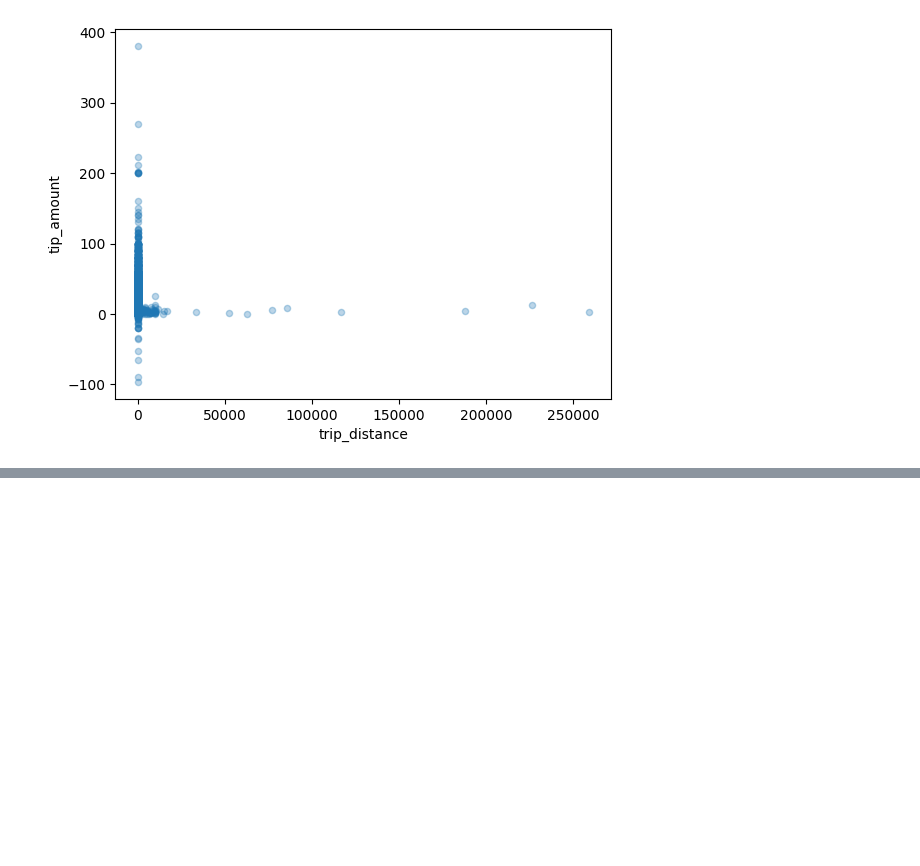
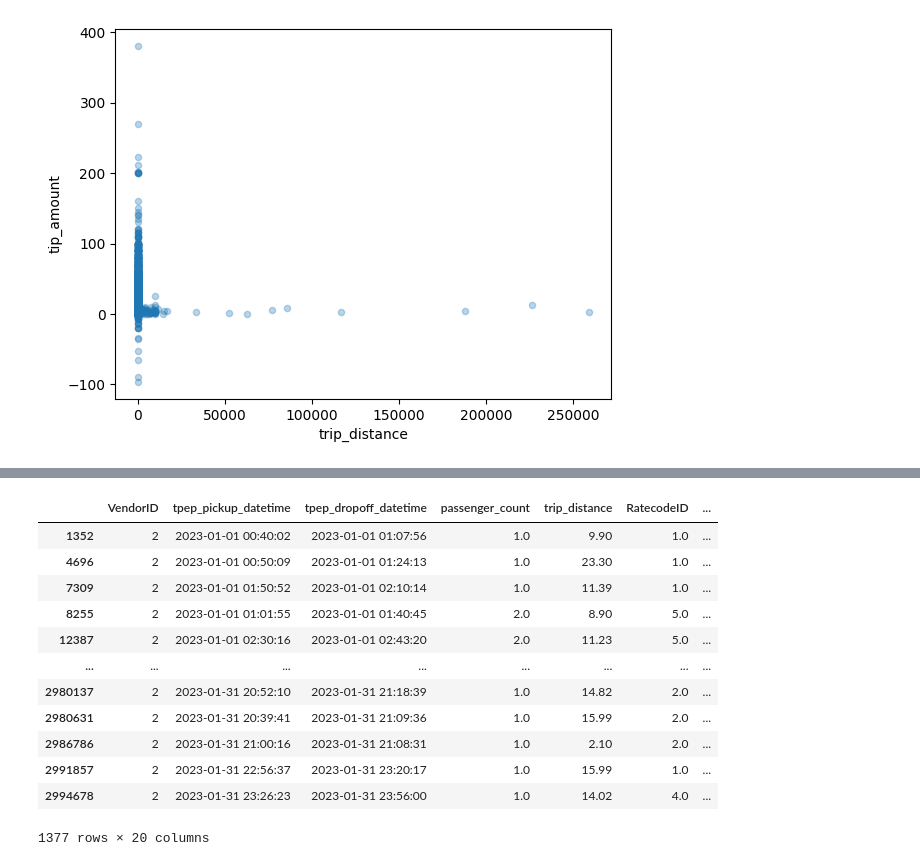
Before and after one commit to daminabence/time-series-forecasting-platform, a Jupyter notebook: notebooks/01_initial_exploration.ipynb, the cells around one changed output, grey strips where cells are left out. Cells and saved outputs as stored; diff of their text form; code cells hidden in the pictures; blank space fills up the shorter version.

```diff
--- a/notebooks/01_initial_exploration.ipynb
+++ b/notebooks/01_initial_exploration.ipynb
@@ -101,0 +329,16 @@ Timedelta('0 days 00:15:40.139710')
+# %%
+df_jan[df_jan['tolls_amount'] < 0]
+# %% [output]
+|  | VendorID | tpep_pickup_datetime | tpep_dropoff_datetime | passenger_count | trip_distance | RatecodeID | ... |
+| 1352 | 2 | 2023-01-01 00:40:02 | 2023-01-01 01:07:56 | 1.0 | 9.90 | 1.0 | ... |
+| 4696 | 2 | 2023-01-01 00:50:09 | 2023-01-01 01:24:13 | 1.0 | 23.30 | 1.0 | ... |
+| 7309 | 2 | 2023-01-01 01:50:52 | 2023-01-01 02:10:14 | 1.0 | 11.39 | 1.0 | ... |
+| 8255 | 2 | 2023-01-01 01:01:55 | 2023-01-01 01:40:45 | 2.0 | 8.90 | 5.0 | ... |
+| 12387 | 2 | 2023-01-01 02:30:16 | 2023-01-01 02:43:20 | 2.0 | 11.23 | 5.0 | ... |
+| ... | ... | ... | ... | ... | ... | ... | ... |
+| 2980137 | 2 | 2023-01-31 20:52:10 | 2023-01-31 21:18:39 | 1.0 | 14.82 | 2.0 | ... |
+| 2980631 | 2 | 2023-01-31 20:39:41 | 2023-01-31 21:09:36 | 1.0 | 15.99 | 2.0 | ... |
+| 2986786 | 2 | 2023-01-31 21:00:16 | 2023-01-31 21:08:31 | 1.0 | 2.10 | 2.0 | ... |
+| 2991857 | 2 | 2023-01-31 22:56:37 | 2023-01-31 23:20:17 | 1.0 | 15.99 | 1.0 | ... |
+| 2994678 | 2 | 2023-01-31 23:26:23 | 2023-01-31 23:56:00 | 1.0 | 14.02 | 4.0 | ... |
+1377 rows × 20 columns
```
Also changed, not shown: parts of 22 cells of this notebook.
